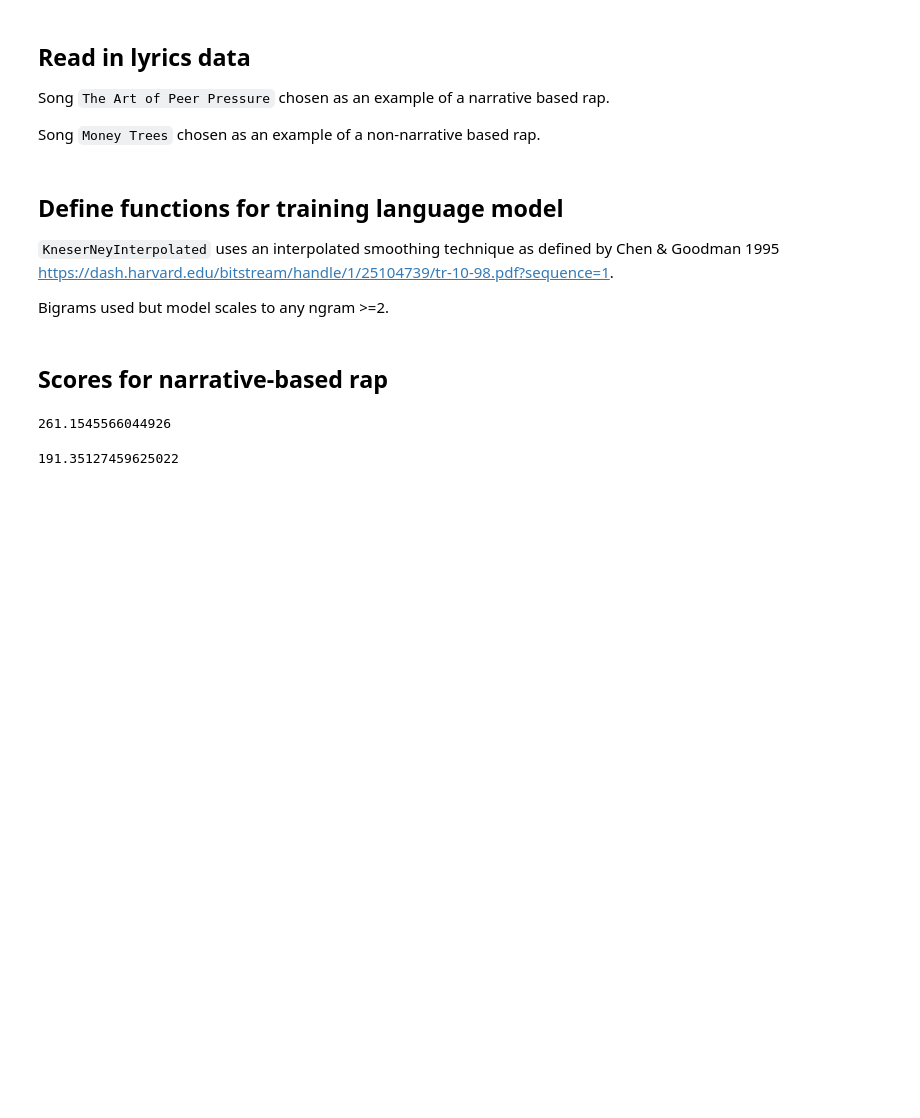
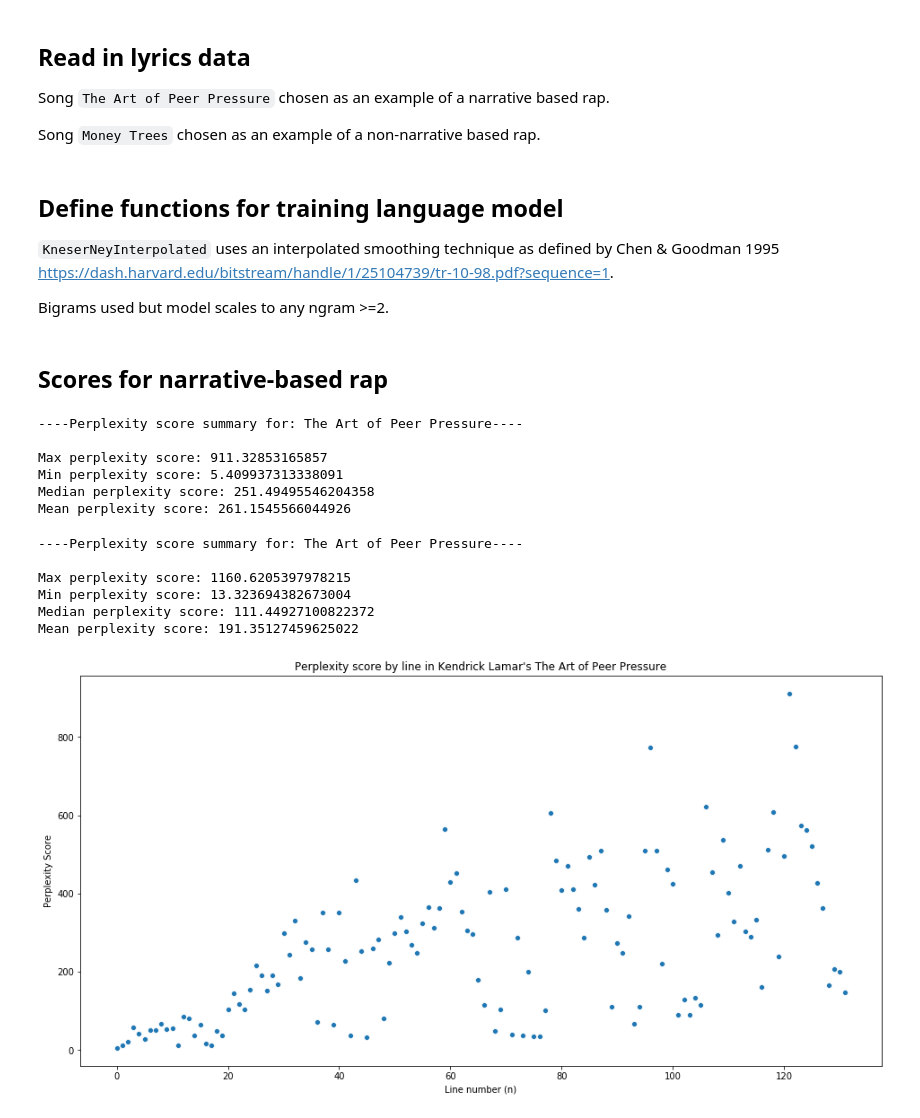
Before and after one commit to palstatt/roty_studio, a Jupyter notebook: perplexity.ipynb, the cells around one changed output. Drawn from its saved outputs; the diff is of its cells as text; code cells hidden in the pictures; blank space fills up the shorter version.

Commit message:
updated perplexity with figures

```diff
--- a/perplexity.ipynb
+++ b/perplexity.ipynb
@@ -14,9 +16,12 @@ Song `The Art of Peer Pressure` chosen as an example of a narrative based rap.
 Song `Money Trees` chosen as an example of a non-narrative based rap.
 # %%
 df = pd.read_csv('songs_with_transcription.csv')
+
+song_title = 'The Art of Peer Pressure'
+song_title_x = 'Money Trees'
 # %%
-lyrics = df[df['song_title'] == 'The Art of Peer Pressure']['lyrics'].values[0]
-lyrics_x = df[df['song_title'] == 'Money Trees']['lyrics'].values[0]
+lyrics = df[df['song_title'] == song_title]['lyrics'].values[0]
+lyrics_x = df[df['song_title'] == song_title_x]['lyrics'].values[0]
 # %% [markdown]
 ## Define functions for training language model
 
@@ -42,7 +47,6 @@ def perplexity_by_line(text, n):
         test_text, train_text = make_training_data(lines[:i])
 
         train_data, padded_sents_train = padded_everygram_pipeline(n, train_text)
-        test_data, padded_sents_test = padded_everygram_pipeline(n, test_text)
         padded_bigrams = list(pad_both_ends(test_text, n=n))
 
         model.fit(train_data, padded_sents_train)
@@ -58,13 +70,32 @@ def perplexity_by_line(text, n):
 n = 2
 
 perplexity_scores, model = perplexity_by_line(lyrics, n)
-np.mean(perplexity_scores)
+pprint_scores(song_title, perplexity_scores)
 # %% [output]
-261.1545566044926
+----Perplexity score summary for: The Art of Peer Pressure----
+
+Max perplexity score: 911.32853165857
+Min perplexity score: 5.409937313338091
+Median perplexity score: 251.49495546204358
+Mean perplexity score: 261.1545566044926
 # %%
 n = 2
 
 perplexity_scores_x, model_x = perplexity_by_line(lyrics_x, n)
-np.mean(perplexity_scores_x)
+pprint_scores(song_title, perplexity_scores_x)
 # %% [output]
-191.35127459625022
+----Perplexity score summary for: The Art of Peer Pressure----
+
+Max perplexity score: 1160.6205397978215
+Min perplexity score: 13.323694382673004
+Median perplexity score: 111.44927100822372
+Mean perplexity score: 191.35127459625022
+# %%
+plt.figure(figsize=(16,8))
+sns.scatterplot(x=range(len(perplexity_scores)), y=perplexity_scores)
+plt.xlabel('Line number (n)')
+plt.ylabel('Perplexity Score')
+plt.title("Perplexity score by line in Kendrick Lamar's The Art of Peer Pressure")
+plt.show()
+# %% [output]
+[figure, added]
```
Also changed, not shown: parts of 5 cells of this notebook.
